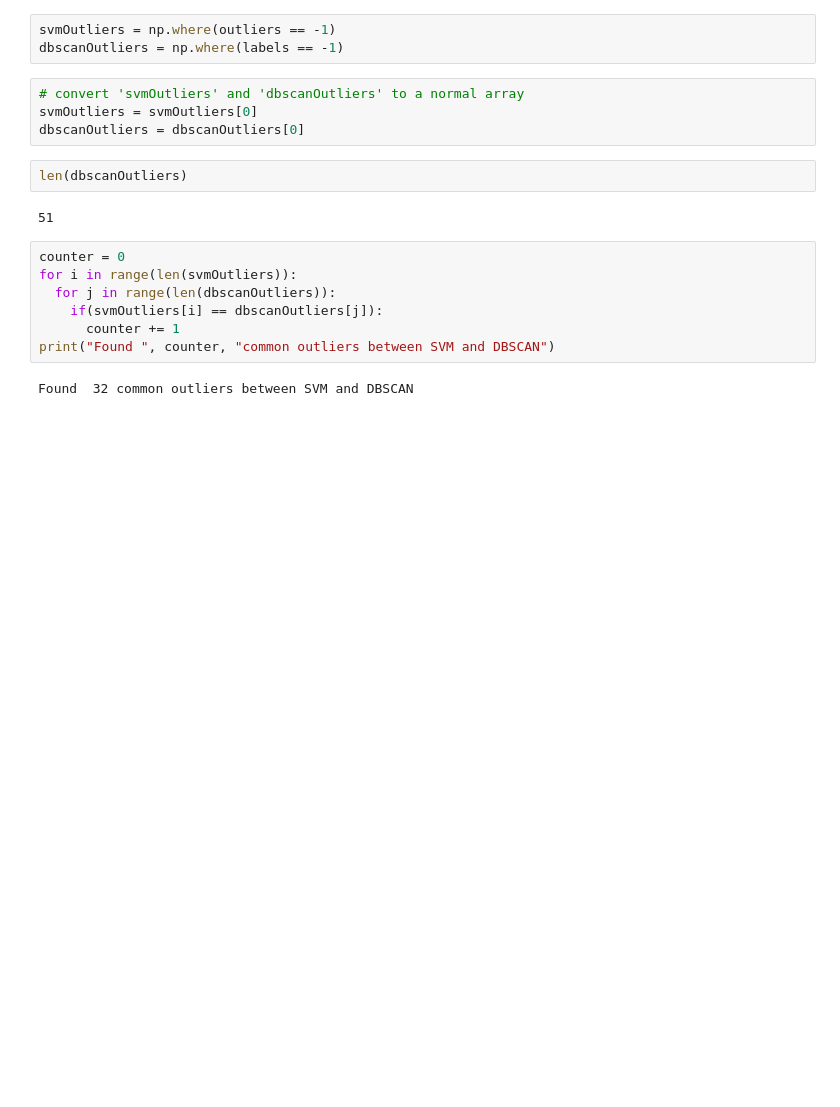
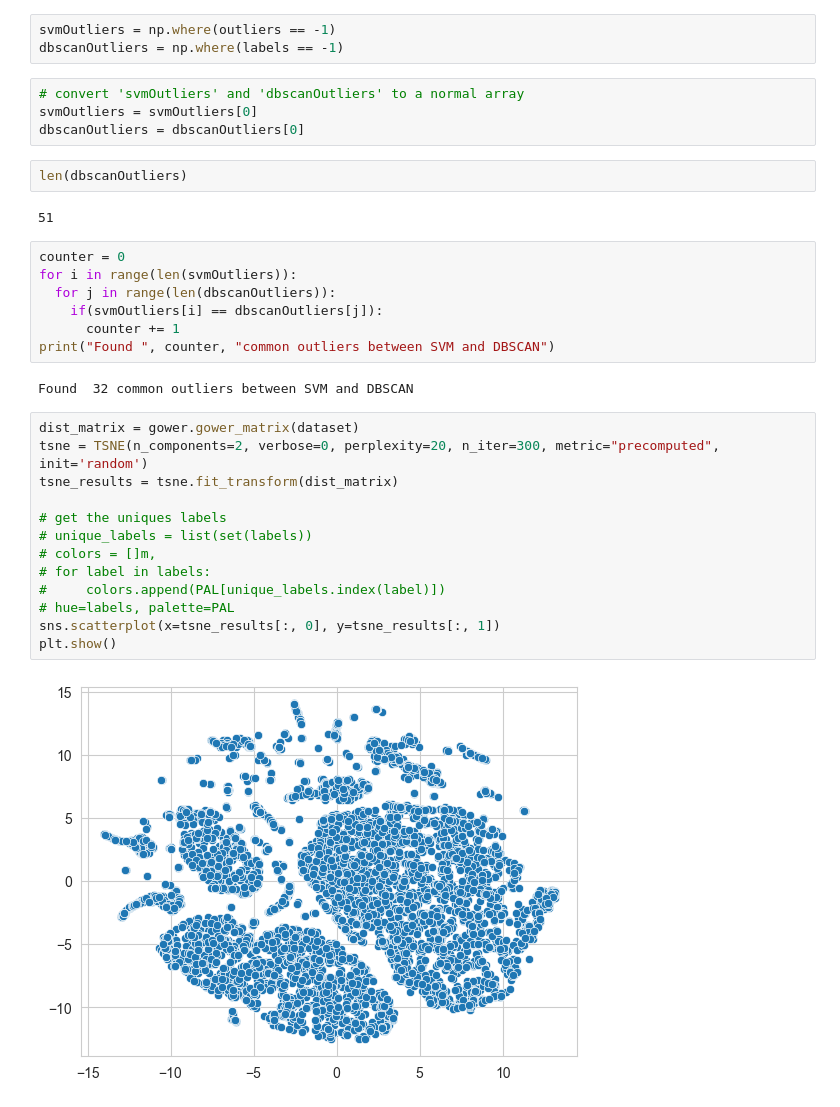
Before and after one commit to michelebanfi/anomaly-detection, a Jupyter notebook: project.ipynb, the cells around one changed output. Drawn from its saved outputs; the diff is of its cells as text; blank space fills up the shorter version.

```diff
--- a/project.ipynb
+++ b/project.ipynb
@@ -263,3 +263,18 @@ for i in range(len(svmOutliers)):
 print("Found ", counter, "common outliers between SVM and DBSCAN")
 # %% [output]
 Found  32 common outliers between SVM and DBSCAN
+# %%
+dist_matrix = gower.gower_matrix(dataset)
+tsne = TSNE(n_components=2, verbose=0, perplexity=20, n_iter=300, metric="precomputed", init='random')
+tsne_results = tsne.fit_transform(dist_matrix)
+
+# get the uniques labels
+# unique_labels = list(set(labels))
+# colors = []m,
+# for label in labels:
+#     colors.append(PAL[unique_labels.index(label)])
+# hue=labels, palette=PAL
+sns.scatterplot(x=tsne_results[:, 0], y=tsne_results[:, 1])
+plt.show()
+# %% [output]
+[figure, added]
```
Also changed, not shown: parts of 1 cell of this notebook, 3 other files.
